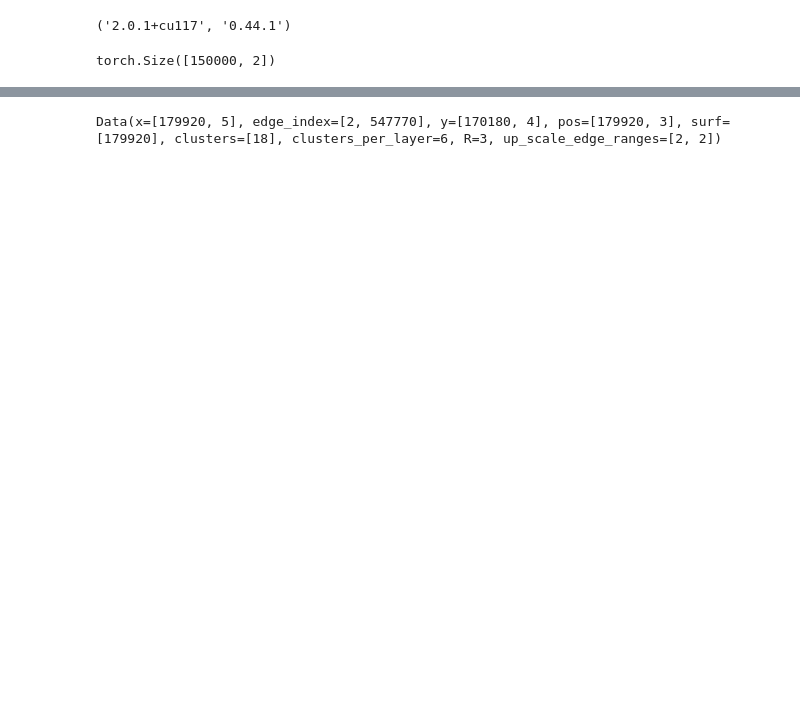
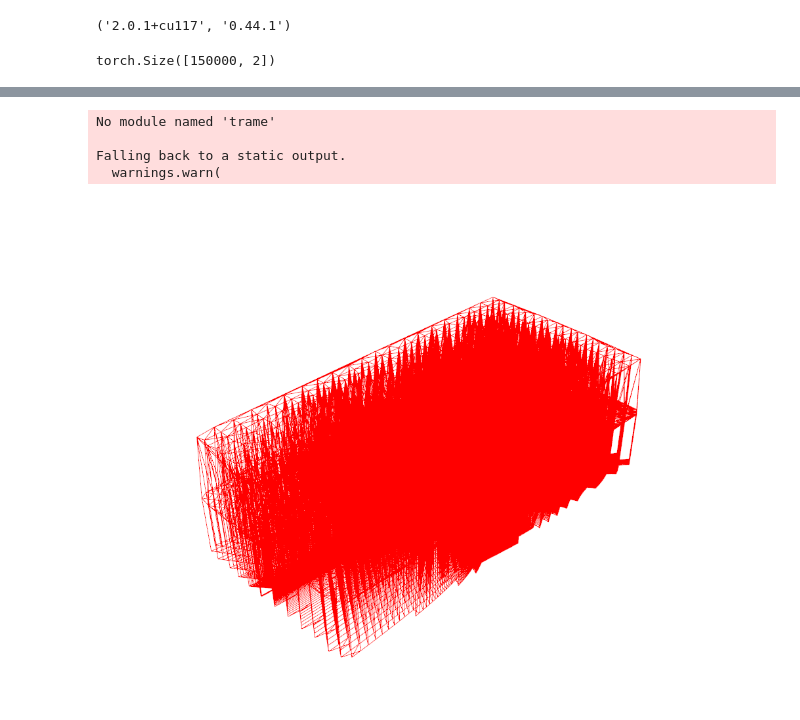
Before and after one commit to DimitriTimoz/cfdml, a Jupyter notebook: models/meshup/meshbased_upsample.ipynb, the cells around one changed output, grey strips where cells are left out. Saved outputs shown, nothing was run; the diff lists cells and outputs as text; code cells hidden in the pictures; blank space fills up the shorter version.

```diff
--- a/models/meshup/meshbased_upsample.ipynb
+++ b/models/meshup/meshbased_upsample.ipynb
@@ -114,8 +114,9 @@ clusters
 import torch
 from torch_cluster import grid_cluster
 from torch_scatter import scatter
+import matplotlib.pyplot as plt
 
-def generate_coarse_graph(data, r):
+def generate_coarse_graph(data, r, clusters_per_layer):
     """Generate a coarse graph from a fine graph.
 
     Args:
@@ -123,7 +124,7 @@ def generate_coarse_graph(data, r):
         r (int): The coarsening factor.
 
     Returns:
-        Data: The coarsened graph.
+        (Data, Tensor(N, 2), list(Tensor(C), Tensor(C)): The coarsened graph, the connection edge index, the clusters and the number of edges per coarse element of a subgraph.
     """
     #FIXME: use square grid
     size = torch.max(data.pos, dim=0)[0] - torch.min(data.pos, dim=0)[0]
@@ -134,11 +135,12 @@ def generate_coarse_graph(data, r):
     cluster = grid_cluster(data.pos, size)
 
     # Get the indices of the unique clusters
-    _, new_index = torch.unique(cluster, return_inverse=True)
+    _, new_index, counts = torch.unique(cluster, return_inverse=True, return_counts=True)
     # Gather each node to its cluster and compute the mean for position features
     out_positions = scatter(data.pos.t(), new_index, reduce='mean')
 
     out_x = scatter(data.x.t(), new_index, reduce='mean')
+
 
     # Interpolate the other features accordingly to the position
     surf = scatter(data.surf.to(torch.int), new_index, reduce='max')
@@ -146,52 +148,62 @@ def generate_coarse_graph(data, r):
 
     transform = DelaunayTransform()
     data = transform(Data(pos=out_positions.t()[:, :2].to(data.pos.device), x=out_x.t().to(data.pos.device), surf=surf, device=data.pos.device))
-    return data, connection_edge_index
+    new_clusters = divide_mesh(data.pos, data.edge_index.T, clusters_per_layer)
+    s = torch.Tensor([c.shape[0] for c in new_clusters])
+
+    # Average edges per coarse element in a subgraph
+    m = torch.round(((torch.sum(counts)//(2*counts.shape[0]))*6)*(s/torch.sum(s))).int()
+    return data, connection_edge_index, new_clusters, m
 
 def generate_coarse_graphs(data, R: int, visualize=False):
     data = data.cpu() # Quicker to compute on CPU
     range_ = 7500
-    edge_clusters = divide_mesh(data.pos, data.edge_index, data.clusters_per_layer)
+    edge_clusters = divide_mesh(data.pos, data.edge_index.T, 6)
     data.clusters = edge_clusters
     base = data.clone()
     base.R = R
     base.clusters_per_layer = 6
+    base.edge_frequencies = []
     base.up_scale_edge_ranges = torch.zeros((R-1, 2), device=base.pos.device)
     if visualize:
         base.pos = torch.concatenate([base.pos, torch.full((base.pos.shape[0], 1), 1, device=base.pos.device)], axis=1)
     s = [base.pos.shape[0]]
     for i in range(2, R+1):
-        subgraph, connection_index = generate_coarse_graph(data, range_//(7**i)) # TODO: choose the right scale factor
+        subgraph, connection_index, new_clusters, edge_frequencies = generate_coarse_graph(data, range_//(7**i), base.clusters_per_layer) # TODO: choose the right scale factor
+        base.edge_frequencies.append(edge_frequencies)
         data = subgraph.clone()
         s.append(subgraph.pos.shape[0])
         # We got the subgraph with new positions of the new layer and edges
 
-        new_clusters = divide_mesh(subgraph.pos, subgraph.edge_index, base.clusters_per_layer)
         new_clusters = [torch.add(c, base.pos.shape[0]) for c in new_clusters]
         subgraph.clusters = new_clusters
 
         # We need to add the new dimension to the positions to visualize them
         if visualize:
             subgraph.pos = torch.concatenate([subgraph.pos, torch.full((subgraph.pos.shape[0], 1), i, device=subgraph.pos.device)], axis=1) # TODO: remove it
 
         # We need to add the new edges to the base graph so the new nodes ids have to be shifted by the number of nodes in the base graph
         subgraph.edge_index = torch.add(subgraph.edge_index, base.pos.shape[0])
 
         # We need to connect the new nodes to the base graph nodes
         connection_index = torch.add(connection_index, sum(s[:-2]))
 
         base.pos = torch.cat([base.pos, subgraph.pos], dim=0)
         base.surf = torch.cat([base.surf, subgraph.surf], dim=0)
         base.x = torch.cat([base.x, subgraph.x], dim=0)
         base.clusters.extend(subgraph.clusters)
         base.edge_index = torch.cat([base.edge_index, subgraph.edge_index, connection_index], dim=1)
+
         base.up_scale_edge_ranges[i-2] = torch.tensor([base.pos.shape[0]-subgraph.pos.shape[0], base.pos.shape[0]], device=base.pos.device) # TODO: check it
     return base
 
 device = torch.device("cuda" if False else "cpu")
 b = generate_coarse_graphs(data.cpu(), 3, visualize=True)
 #print("Final graph", b, flush=True)
-#plot_graph(b)
-b
+plot_graph(b)
 # %% [output]
-Data(x=[179920, 5], edge_index=[2, 547770], y=[170180, 4], pos=[179920, 3], surf=[179920], clusters=[18], clusters_per_layer=6, R=3, up_scale_edge_ranges=[2, 2])
+No module named 'trame'
+
+Falling back to a static output.
+  warnings.warn(
+[figure, added]
```
Also changed, not shown: parts of 1 cell of this notebook.
